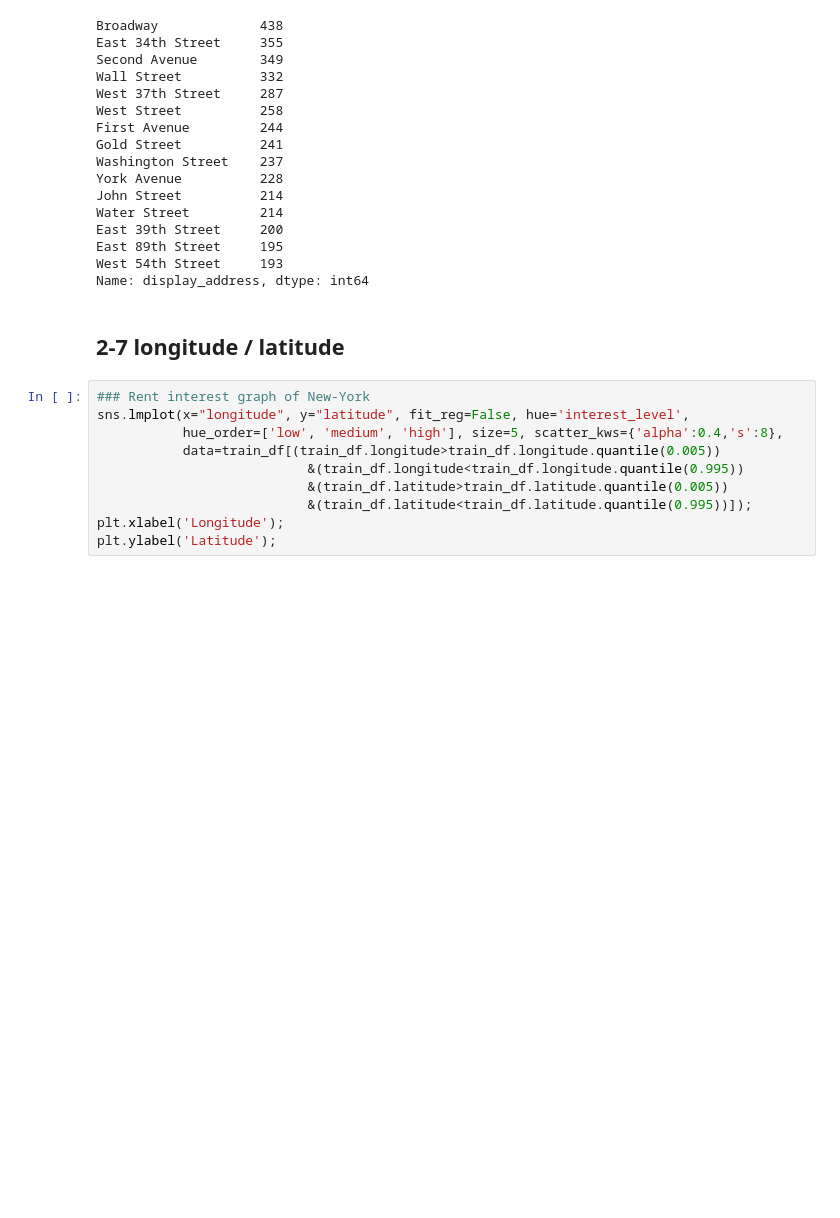
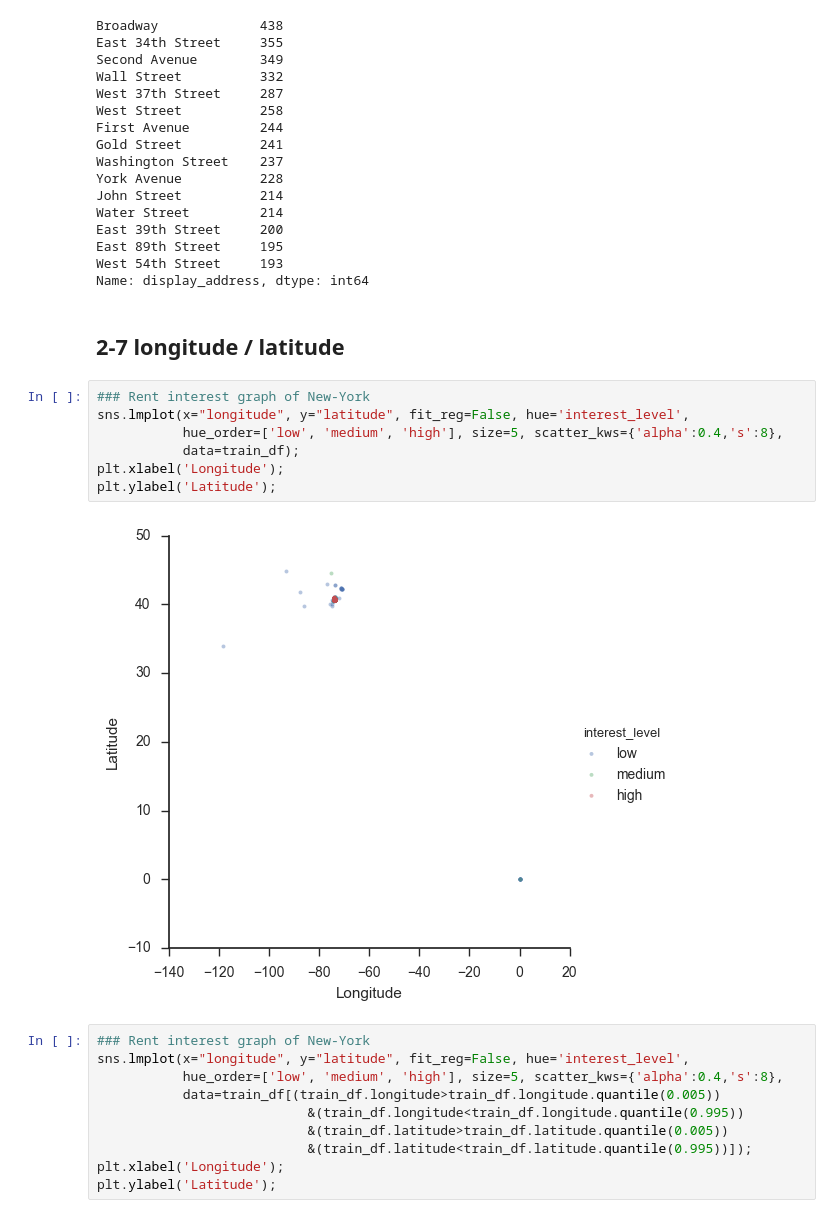
Before and after one commit to KaggleBreak/walkingkaggle, a Jupyter notebook: pycon2017_kr/pycon_korea_2017_Kaggle_tutorial.ipynb, the cells around one changed output. Saved outputs shown, nothing was run; the diff lists cells and outputs as text; blank space fills up the shorter version.

```diff
--- a/pycon2017_kr/pycon_korea_2017_Kaggle_tutorial.ipynb
+++ b/pycon2017_kr/pycon_korea_2017_Kaggle_tutorial.ipynb
@@ -849,6 +849,15 @@ West 54th Street     193
 Name: display_address, dtype: int64
 # %% [markdown]
 ## 2-7 longitude / latitude
+# %%
+### Rent interest graph of New-York
+sns.lmplot(x="longitude", y="latitude", fit_reg=False, hue='interest_level',
+           hue_order=['low', 'medium', 'high'], size=5, scatter_kws={'alpha':0.4,'s':8},
+           data=train_df);
+plt.xlabel('Longitude');
+plt.ylabel('Latitude');
+# %% [output]
+[figure, added]
 # %%
 ### Rent interest graph of New-York
 sns.lmplot(x="longitude", y="latitude", fit_reg=False, hue='interest_level',
```
